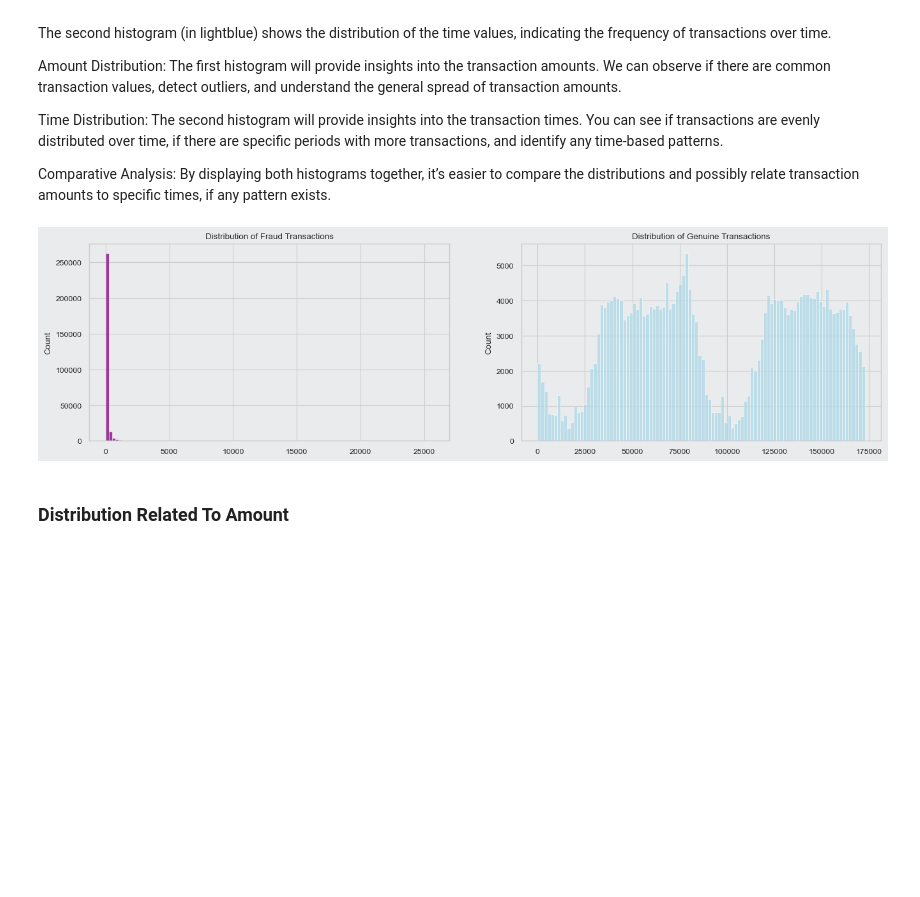
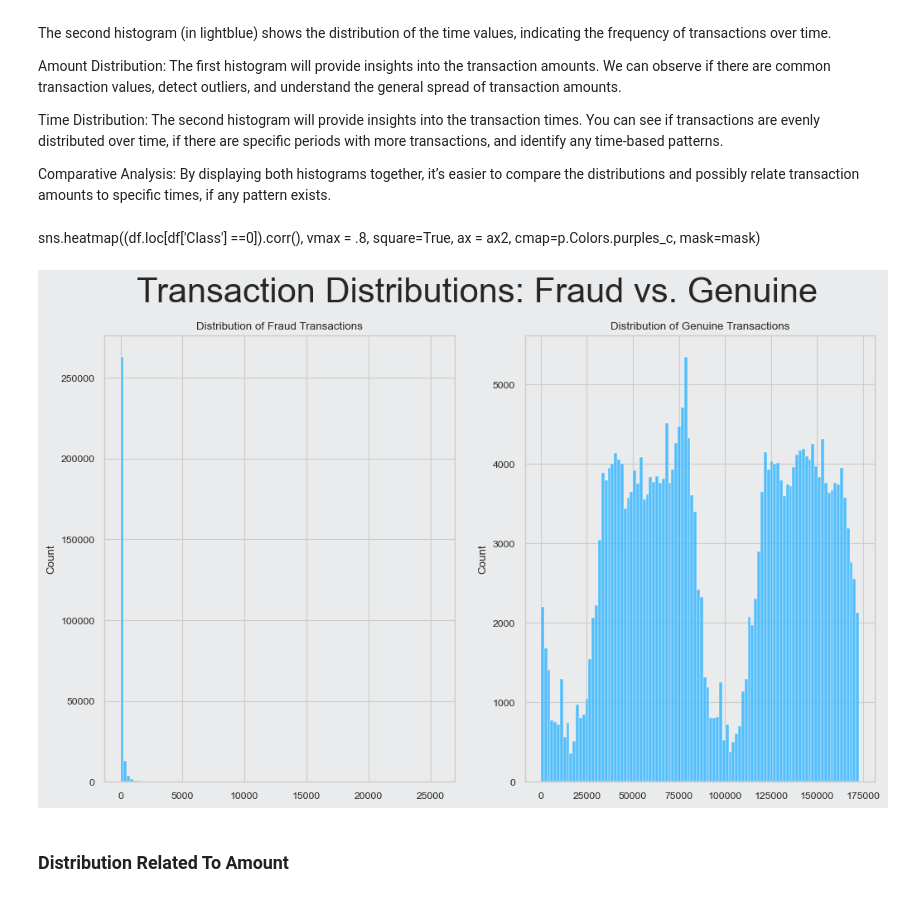
Before and after one commit to WildCodeWolf/Your-Data-Is-Mine, a Jupyter notebook: CreditCardEDA.ipynb, the cells around one changed output. Saved outputs shown, nothing was run; the diff lists cells and outputs as text; code cells hidden in the pictures; blank space fills up the shorter version.

```diff
--- a/CreditCardEDA.ipynb
+++ b/CreditCardEDA.ipynb
@@ -542,20 +554,23 @@ Amount Distribution: The first histogram will provide insights into the transact
 Time Distribution: The second histogram will provide insights into the transaction times. You can see if transactions are evenly distributed over time, if there are specific periods with more transactions, and identify any time-based patterns.
 
 Comparative Analysis: By displaying both histograms together, it’s easier to compare the distributions and possibly relate transaction amounts to specific times, if any pattern exists.
+# %% [markdown]
+sns.heatmap((df.loc[df['Class'] ==0]).corr(), vmax = .8, square=True, ax = ax2, cmap=p.Colors.purples_c, mask=mask)
 # %%
-fig, axs = plt.subplots(ncols=2,figsize=(16,4))
+fig, axs = plt.subplots(ncols=2,figsize=(12,7))
 Amount1= df['Amount'].values
 Time1= df['Time'].values
 
-sns.histplot(Amount1, bins=100, ax=axs[0], color= 'purple')
+sns.histplot(Amount1, bins=100, ax=axs[0], palette=p.Colors.purples)
 axs[0].set_title("Distribution of Fraud Transactions")
 
-sns.histplot(Time1, bins=100, ax=axs[1] , color= 'lightblue')
-axs[1].set_title("Distribution of Genuine Transactions")
+sns.histplot(Time1, bins=100, ax=axs[1],  palette=p.Colors.blues_cr)
+axs[1].set_title("Distribution of Genuine Transactions" )
+plt.suptitle('Transaction Distributions: Fraud vs. Genuine', fontsize=30)
 
 plt.show()
 # %% [output]
-[figure, old version]
+[figure, new version]
 # %% [markdown]
 ### Distribution Related To Amount
 # %% [markdown]
```
Also changed, not shown: parts of 15 cells of this notebook.
